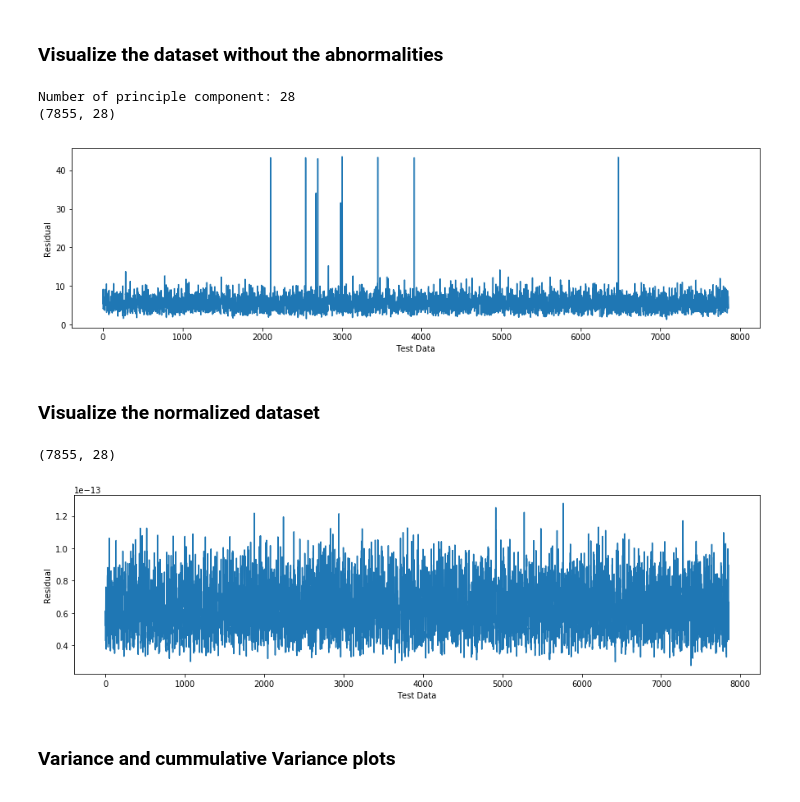
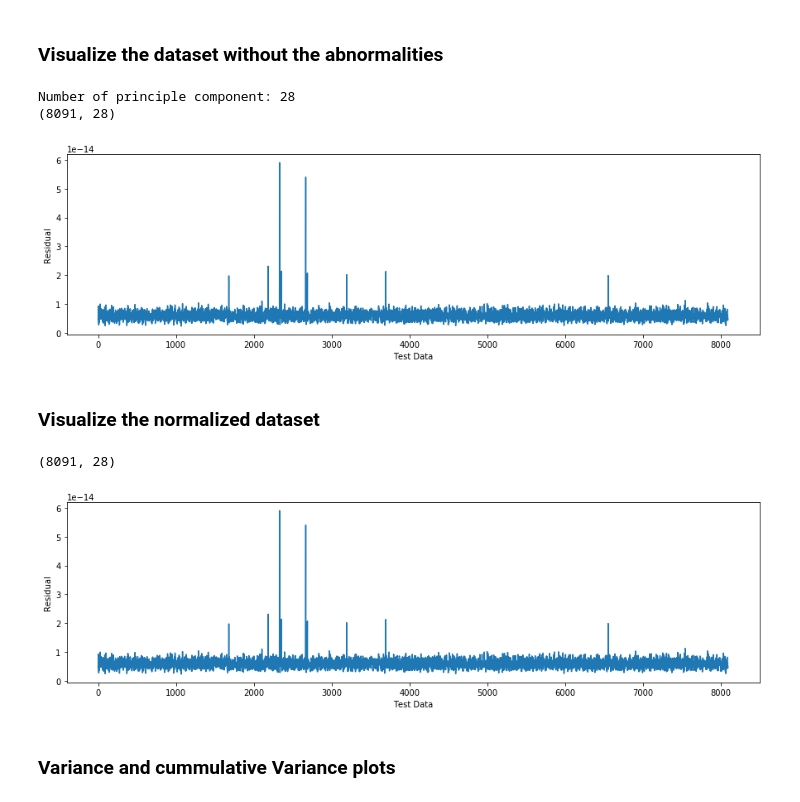
Before and after one commit to achilleasvlogiaris/Cyber-Data-Analytics-assignment-2, a Jupyter notebook: Assignment_2.ipynb, the cells around one changed output. Cells and saved outputs as stored; diff of their text form; code cells hidden in the pictures.

```diff
--- a/Assignment_2.ipynb
+++ b/Assignment_2.ipynb
@@ -728,8 +728,12 @@ def optimal_components(eigVals,percentage):
 ### First PCA to remove abnormalities
 # %%
 
-# num = optimal_components(pca.explained_variance_, 0.99)
-# print(num)
+
+# Normalization
+normalize = StandardScaler()
+normal_data = normalize.fit_transform(normal_data)
+
+
 num = 6
 print('Number of principle component:', normal_data.shape[1])
 pca = PCA(n_components=normal_data.shape[1])
@@ -737,18 +741,29 @@ pca.fit(normal_data)
 residuals = normal_data - pca.inverse_transform(pca.transform(normal_data))
 res_norm = np.sqrt(np.square(residuals).sum(axis=1))
 print(residuals.shape)
-# figure, ax = plt.subplots()
 plt.figure(figsize=(15,4))
 plt.xlabel('Test Data')
 plt.ylabel('Residual')
-plt.plot(res_norm.values)
+plt.plot(res_norm)
 plt.show()
 
 mean = np.mean(res_norm)
 std = np.std(res_norm)
 threshold = mean+std
 abnormalities = np.where(res_norm>threshold)[0]
-normal_data_droped = normal_data.drop(normal_data.index[abnormalities])
+
+
+max_index = np.argmax(abnormalities)
+abnormalities_list = np.where(abnormalities > 1000)
+index = abnormalities_list[0]
+print('before', normal_data.shape)
+count = 0
+for i in index:
+    i = i-count
+    normal_data = np.delete(normal_data, i, 0)
+    count += 1
+print('after', normal_data.shape)
+normal_data_droped = normal_data
 # %% [output]
 Number of principle component: 28
 (8761, 28)
@@ -758,48 +775,46 @@ Number of principle component: 28
 # %%
 
 num = 6
-# num = optimal_components(pca.explained_variance_, 0.99)
 print('Number of principle component:', normal_data.shape[1])
-pca = PCA(n_components=num)
+pca = PCA(n_components=normal_data.shape[1])
 pca.fit(normal_data_droped)
 residuals_droped = normal_data_droped - pca.inverse_transform(pca.transform(normal_data_droped))
 res_norm_droped = np.sqrt(np.square(residuals_droped).sum(axis=1))
 
 print(residuals_droped.shape)
-# figure, ax = plt.subplots()
 plt.figure(figsize=(15,4))
 plt.xlabel('Test Data')
 plt.ylabel('Residual')
-plt.plot(res_norm_droped.values)
+plt.plot(res_norm_droped)
 plt.show()
 # %% [output]
 Number of principle component: 28
-(7855, 28)
+(8091, 28)
-[figure, old version]
+[figure, new version]
 # %% [markdown]
 ### Visualize the normalized dataset
 # %%
 #normalize the cleaned data
-normalize = StandardScaler()
+# normalize = StandardScaler()
 # normalized_train = normalize.fit_transform(normal_data_droped)
-normalized_train = normal_data_droped.values
-#conduct PCA to the cleaned data in order to tune the parameters
+# normalized_train = normal_data_droped.values
+normalized_train = normal_data_droped
+# conduct PCA to the cleaned data in order to tune the parameters
 pca = PCA(n_components=normal_data.shape[1])
 pca.fit(normalized_train)
 residual_normalized = normalized_train - pca.inverse_transform(pca.transform(normalized_train))
 
 res_normalized = np.sqrt(np.square(residual_normalized).sum(axis=1))
 
 print(residuals_droped.shape)
-# figure, ax = plt.subplots()
 plt.figure(figsize=(15,4))
 plt.xlabel('Test Data')
 plt.ylabel('Residual')
 plt.plot(res_normalized)
 plt.show()
 # %% [output]
-(7855, 28)
+(8091, 28)
-[figure, old version]
+[figure, new version]
 # %% [markdown]
 ### Variance and cummulative Variance plots
 # %%
```
Also changed, not shown: parts of 5 cells of this notebook.
